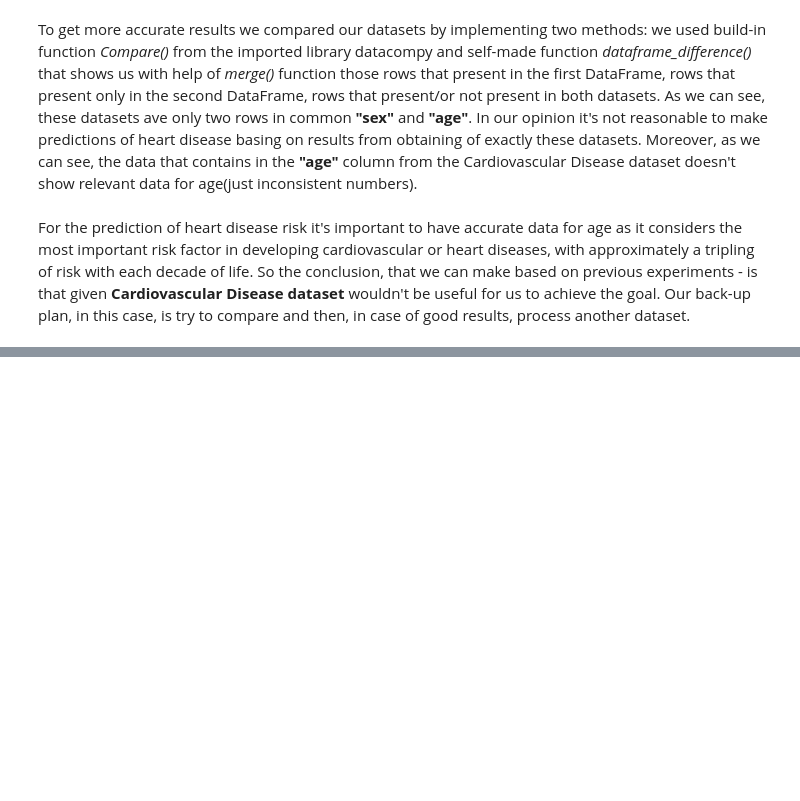
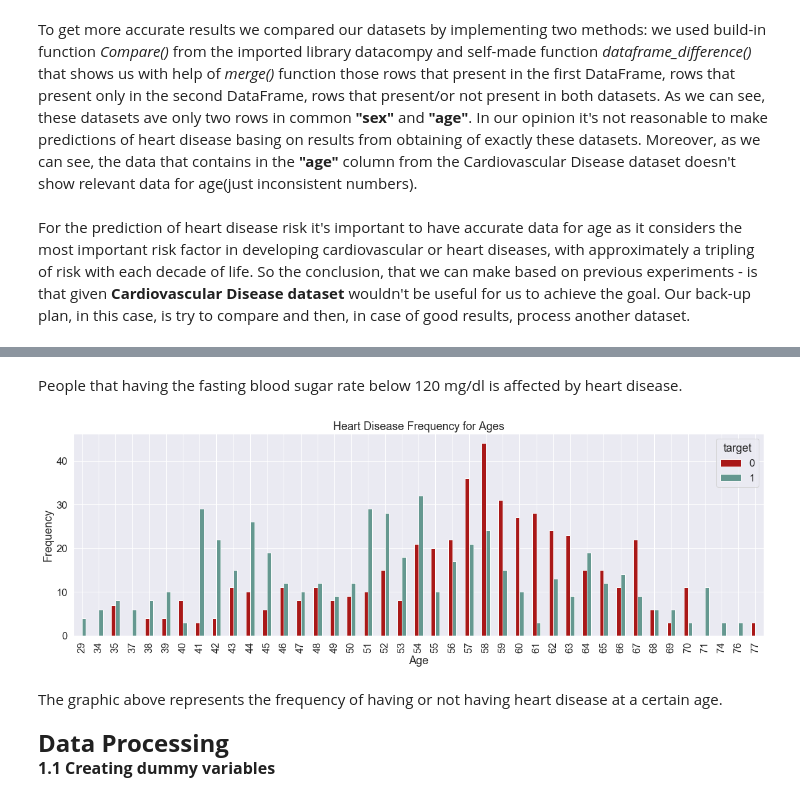
Before and after one commit to DashaShevkoplyas/heart_disease_prediction, a Jupyter notebook: Prediction of Heart Diseases.ipynb, the cells around one changed output, grey strips where cells are left out. Saved outputs shown, nothing was run; the diff lists cells and outputs as text; code cells hidden in the pictures; blank space fills up the shorter version.

```diff
--- a/Prediction of Heart Diseases.ipynb
+++ b/Prediction of Heart Diseases.ipynb
@@ -127,0 +373,17 @@ Our back-up plan, in this case, is try to compare and then, in case of good resu
+# %% [markdown]
+People that having the fasting blood sugar rate below 120 mg/dl is affected by heart disease.
+# %%
+pd.crosstab(df2.age,df2.target).plot(kind="bar",figsize=(20,6),color = ["#a91818", "#659890"] )
+plt.title('Heart Disease Frequency for Ages')
+plt.xlabel('Age')
+plt.ylabel('Frequency')
+plt.show()
+# %% [output]
+[figure, added]
+# %% [markdown]
+The graphic above represents the frequency of having or not having heart disease at a certain age.
+# %% [markdown]
+<div><font size="5"><b>Data Processing</b></font></div>
+<div>
+<font size="3"><b>1.1 Creating dummy variables</b></font>
+    </div>
```
Also changed, not shown: parts of 45 cells of this notebook.
